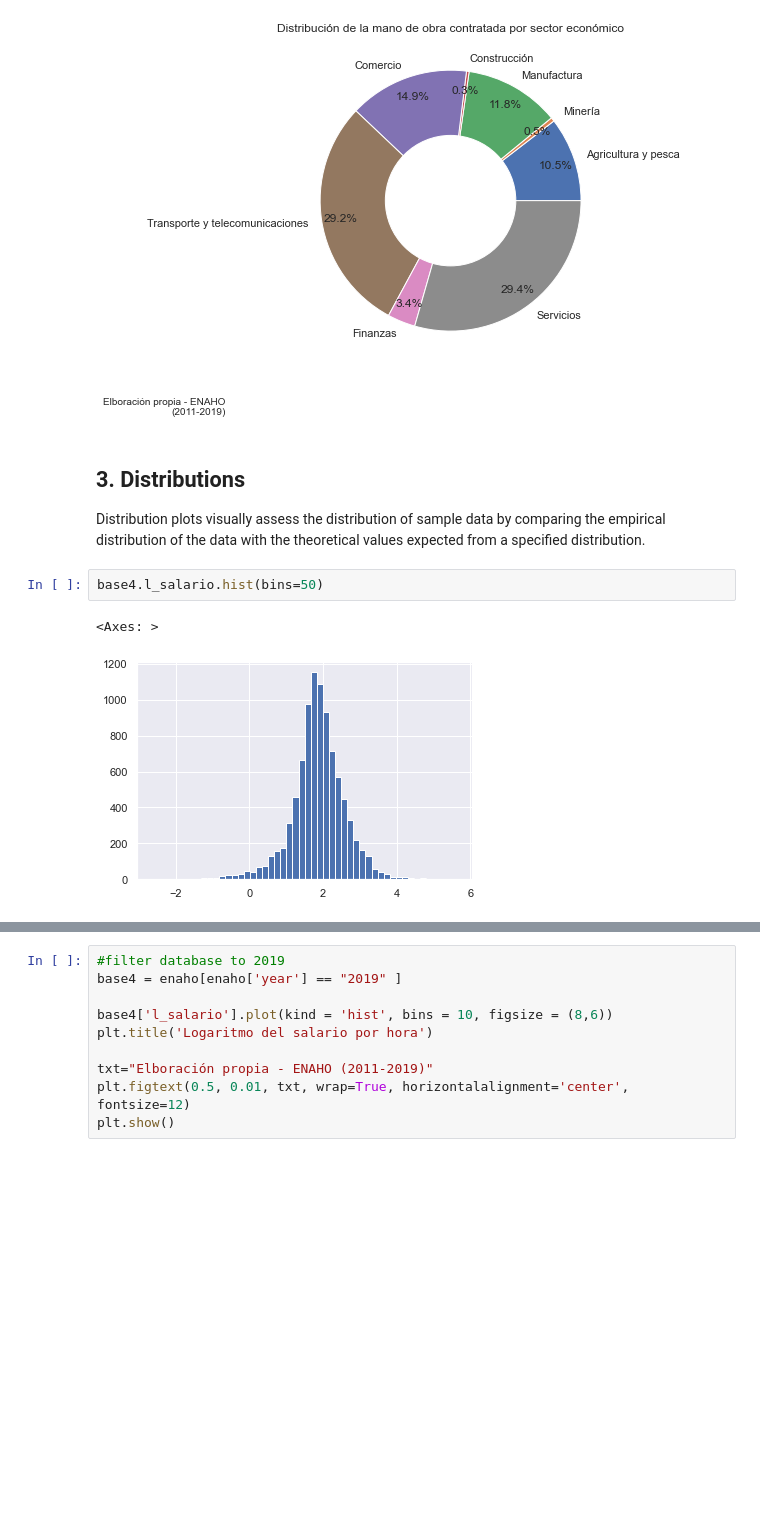
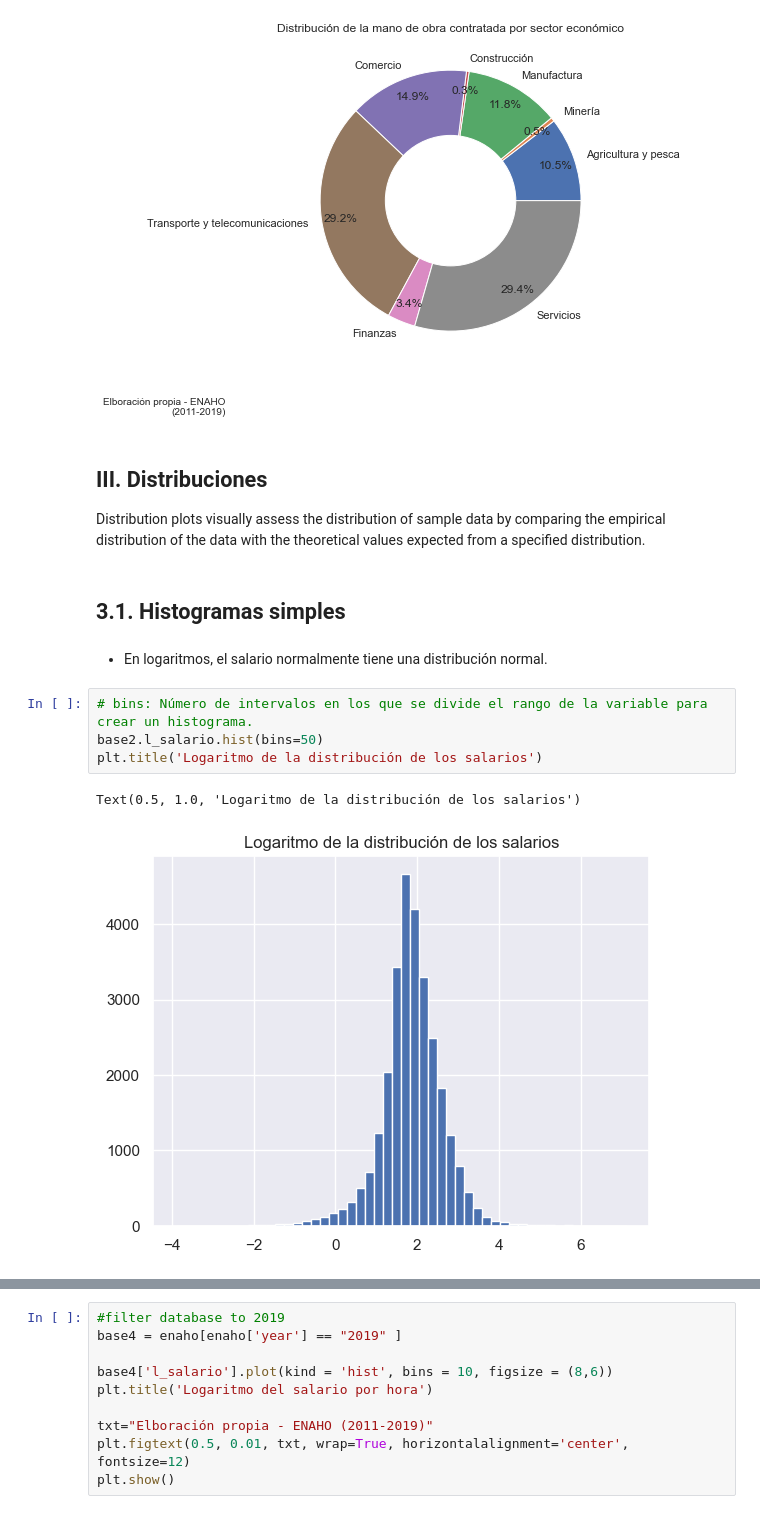
Before and after one commit to ulisesrodas/Python-for-DataScience, a Jupyter notebook: 7. Visualización con Seaborn.ipynb, the cells around one changed output, grey strips where cells are left out. Drawn from its saved outputs; the diff is of its cells as text; blank space fills up the shorter version.

```diff
--- a/7. Visualización con Seaborn.ipynb
+++ b/7. Visualización con Seaborn.ipynb
@@ -355,11 +384,17 @@ plt.show()
 # %% [output]
 [figure]
 # %% [markdown]
-## 3. Distributions
+## <a id ='3.'>III. Distribuciones</a>
 
 Distribution plots visually assess the distribution of sample data by comparing the empirical distribution of the data with the theoretical values expected from a specified distribution.
-# %%
-base4.l_salario.hist(bins=50)
-# %% [output]
-<Axes: >
-[figure, removed]
+# %% [markdown]
+## <a id ='3.1.'>3.1. Histogramas simples</a>
+# %% [markdown]
+* En logaritmos, el salario normalmente tiene una distribución normal.
+# %%
+# bins: Número de intervalos en los que se divide el rango de la variable para crear un histograma.
+base2.l_salario.hist(bins=50)
+plt.title('Logaritmo de la distribución de los salarios')
+# %% [output]
+Text(0.5, 1.0, 'Logaritmo de la distribución de los salarios')
+[figure, added]
```
Also changed, not shown: parts of 62 cells of this notebook.
